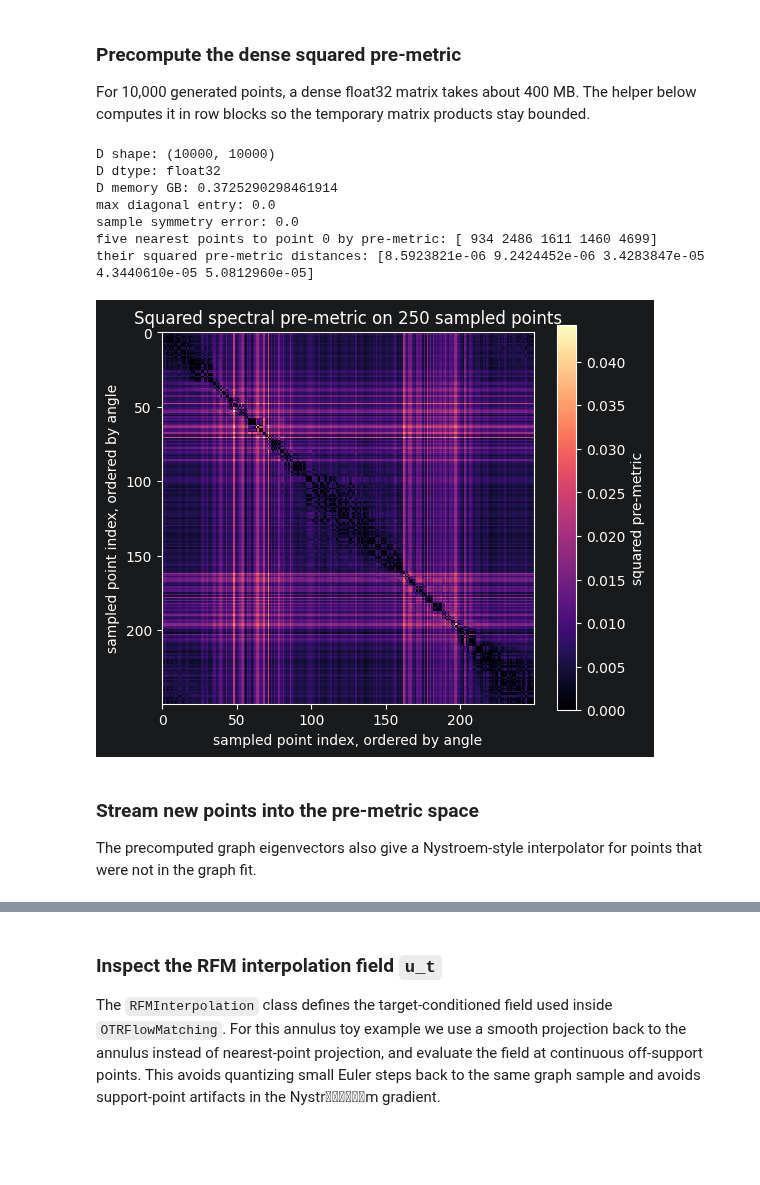
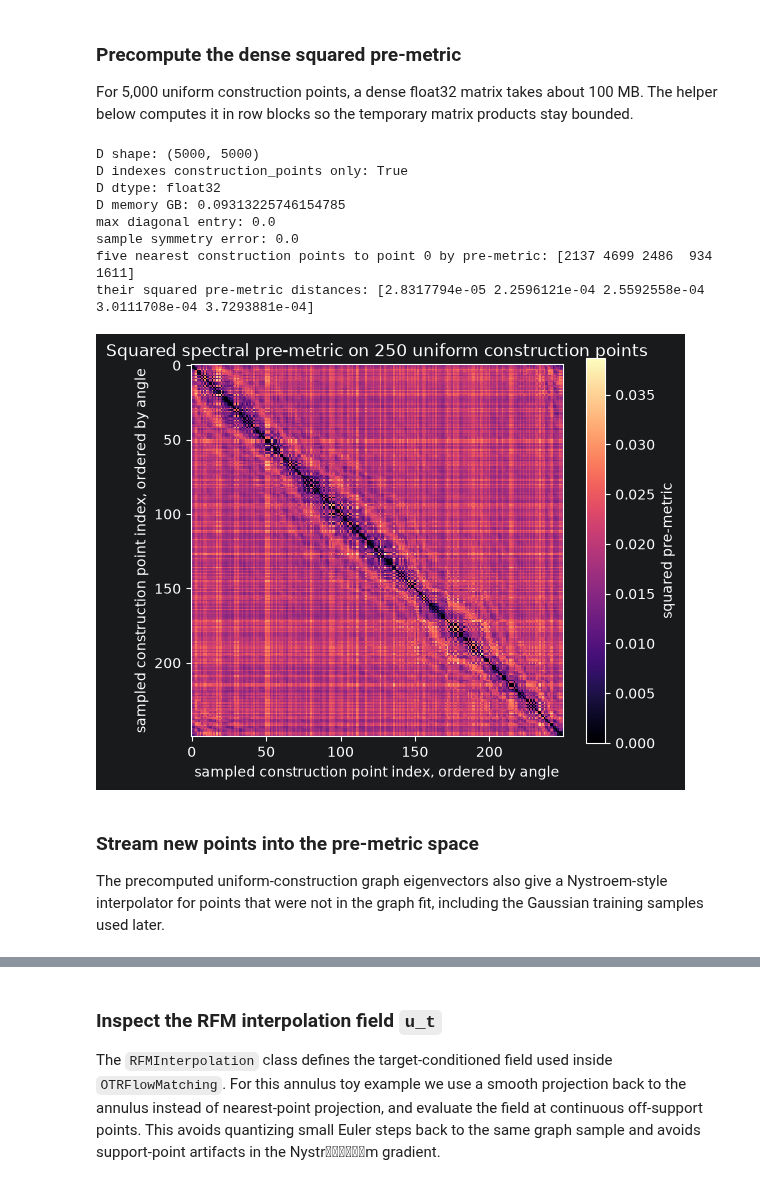
Before and after one commit to markuslaengst/CellFlow, a Jupyter notebook: docs/notebooks/riemannian_toy_example.ipynb, the cells around one changed output, grey strips where cells are left out. Cells and saved outputs as stored; diff of their text form; code cells hidden in the pictures; blank space fills up the shorter version.

```diff
--- a/docs/notebooks/riemannian_toy_example.ipynb
+++ b/docs/notebooks/riemannian_toy_example.ipynb
@@ -183,9 +197,9 @@ from cellflow.preprocessing._premetric import (
 )
 import jax.numpy as jnp
 
-knn_k = 10
+knn_k = 500
 W, sigma = build_knn_graph(
-    all_generated_points,
+    construction_points,
     k=knn_k,
     sigma=None,
     symmetrize="max",
@@ -193,6 +207,8 @@ W, sigma = build_knn_graph(
 )
 
 diag = W.diagonal()
+print("construction_points shape:", construction_points.shape)
+print("construction source: uniform annulus samples only")
 print("diagonal min:", diag.min())
 print("diagonal max:", diag.max())
 print("diagonal mean:", diag.mean())
@@ -366,6 +407,6 @@ Sample representative graph vertices across three annulus radii and 12 angular p
 # %%
 target_point = np.array([2.5, 0.0], dtype=np.float32)
-target_index = int(np.argmin(np.linalg.norm(all_generated_points - target_point[None, :], axis=1)))
+target_index = int(np.argmin(np.linalg.norm(construction_points - target_point[None, :], axis=1)))
 
 sample_radii = np.array([2.15, 2.5, 2.85])
 n_sample_angles = 12
@@ -379,7 +420,7 @@ sample_indices = []
 used_indices = {target_index}
 for sample_target in sample_targets:
     distances_to_sample_target = np.linalg.norm(
-        all_generated_points - sample_target[None, :], axis=1
+        construction_points - sample_target[None, :], axis=1
     )
     for candidate_index in np.argsort(distances_to_sample_target):
         candidate_index = int(candidate_index)
@@ -408,8 +449,8 @@ diffusion_distances = np.linalg.norm(
 )
 
 print('target index:', target_index)
-print('target point:', all_generated_points[target_index])
-print('sampled graph points:', len(sample_indices))
+print('target construction point:', construction_points[target_index])
+print('sampled construction graph points:', len(sample_indices))
 print('biharmonic scale correction: lambda_continuum = lambda_graph / sigma^2')
 print('continuum-scaled eigenvalue range:', (continuum_evals.min(), continuum_evals.max()))
 print('sample index | radius | angle(rad) | biharmonic distance | diffusion distance')
@@ -418,7 +459,7 @@ for index, biharmonic_distance, diffusion_distance in zip(
     biharmonic_distances,
     diffusion_distances,
 ):
-    point = all_generated_points[index]
+    point = construction_points[index]
     radius_value = np.linalg.norm(point)
     angle_value = np.mod(np.arctan2(point[1], point[0]), 2.0 * np.pi)
     print(
@@ -428,8 +469,8 @@ for index, biharmonic_distance, diffusion_distance in zip(
 
 fig, axes = plt.subplots(1, 2, figsize=(15, 7), sharex=True, sharey=True)
 distance_panels = [
-    ('Continuum-scaled biharmonic distance', biharmonic_distances, 'magma'),
-    ('Diffusion spectral distance', diffusion_distances, 'viridis'),
+    ('Uniform-only continuum-scaled biharmonic distance', biharmonic_distances, 'magma'),
+    ('Uniform-only diffusion spectral distance', diffusion_distances, 'viridis'),
 ]
 annulus_plot_limit = outer_radius + 0.45
 label_radius_offset = 0.24
@@ -444,8 +485,8 @@ for ax, (title, distances, cmap) in zip(axes, distance_panels):
         edgecolors='none',
     )
     scatter = ax.scatter(
-        all_generated_points[sample_indices, 0],
-        all_generated_points[sample_indices, 1],
+        construction_points[sample_indices, 0],
+        construction_points[sample_indices, 1],
         c=distances,
         cmap=cmap,
         s=48,
@@ -454,17 +495,17 @@ for ax, (title, distances, cmap) in zip(axes, distance_panels):
         zorder=3,
     )
     ax.scatter(
-        all_generated_points[target_index, 0],
-        all_generated_points[target_index, 1],
+        construction_points[target_index, 0],
+        construction_points[target_index, 1],
         marker='*',
         s=220,
         color='black',
-        label='target graph point',
+        label='target construction point',
         zorder=4,
     )
 
     for index, distance in zip(sample_indices, distances):
-        point = all_generated_points[index]
+        point = construction_points[index]
         point_radius = max(np.linalg.norm(point), 1e-12)
         direction = point / point_radius
         label_xy = point + label_radius_offset * direction
@@ -493,7 +534,7 @@ for ax, (title, distances, cmap) in zip(axes, distance_panels):
     ax.legend(loc='upper right')
     fig.colorbar(scatter, ax=ax, fraction=0.046, pad=0.04, label='distance to target')
 
-fig.suptitle('Spectral distances from a fixed annulus graph target point')
+fig.suptitle('Spectral distances from a fixed uniform-construction annulus target point')
 plt.tight_layout()
 plt.show()
 # %% [output]
@@ -518,7 +559,7 @@ sample index | radius | angle(rad) | biharmonic distance | diffusion distance
 # %% [markdown]
 ### Precompute the dense squared pre-metric
 
-For 10,000 generated points, a dense float32 matrix takes about 400 MB. The helper below computes it in row blocks so the temporary matrix products stay bounded.
+For 5,000 uniform construction points, a dense float32 matrix takes about 100 MB. The helper below computes it in row blocks so the temporary matrix products stay bounded.
 # %%
 def squared_spectral_distance_matrix(psi, block_size=1_000, dtype=np.float32):
     psi = np.asarray(psi, dtype=dtype)
@@ -539,45 +580,47 @@ def squared_spectral_distance_matrix(psi, block_size=1_000, dtype=np.float32):
 
 dense_premetric_block_size = 1_000
 D = squared_spectral_distance_matrix(Psi, block_size=dense_premetric_block_size)
 
 check_rng = np.random.default_rng(13)
 check_ids = check_rng.choice(D.shape[0], size=min(512, D.shape[0]), replace=False)
 D_check = D[np.ix_(check_ids, check_ids)]
 
 query_index = 0
 nearest_by_premetric = np.argsort(D[query_index])[1:6]
 
 print("D shape:", D.shape)
+print("D indexes construction_points only:", D.shape[0] == construction_points.shape[0])
 print("D dtype:", D.dtype)
 print("D memory GB:", D.nbytes / 1024**3)
 print("max diagonal entry:", np.max(np.diag(D)))
 print("sample symmetry error:", np.max(np.abs(D_check - D_check.T)))
-print("five nearest points to point 0 by pre-metric:", nearest_by_premetric)
+print("five nearest construction points to point 0 by pre-metric:", nearest_by_premetric)
 print("their squared pre-metric distances:", D[query_index, nearest_by_premetric])
 
 heatmap_rng = np.random.default_rng(19)
 heatmap_ids = heatmap_rng.choice(D.shape[0], size=250, replace=False)
-heatmap_angles = np.arctan2(all_generated_points[heatmap_ids, 1], all_generated_points[heatmap_ids, 0])
+heatmap_angles = np.arctan2(construction_points[heatmap_ids, 1], construction_points[heatmap_ids, 0])
 heatmap_ids = heatmap_ids[np.argsort(heatmap_angles)]
 
 fig, ax = plt.subplots(figsize=(6, 5))
 image = ax.imshow(D[np.ix_(heatmap_ids, heatmap_ids)], cmap="magma", interpolation="nearest")
-ax.set_title("Squared spectral pre-metric on 250 sampled points")
-ax.set_xlabel("sampled point index, ordered by angle")
-ax.set_ylabel("sampled point index, ordered by angle")
+ax.set_title("Squared spectral pre-metric on 250 uniform construction points")
+ax.set_xlabel("sampled construction point index, ordered by angle")
+ax.set_ylabel("sampled construction point index, ordered by angle")
 fig.colorbar(image, ax=ax, label="squared pre-metric")
 plt.show()
 # %% [output]
-D shape: (10000, 10000)
+D shape: (5000, 5000)
+D indexes construction_points only: True
 D dtype: float32
-D memory GB: 0.3725290298461914
+D memory GB: 0.09313225746154785
 max diagonal entry: 0.0
 sample symmetry error: 0.0
-five nearest points to point 0 by pre-metric: [ 934 2486 1611 1460 4699]
-their squared pre-metric distances: [8.5923821e-06 9.2424452e-06 3.4283847e-05 4.3440610e-05 5.0812960e-05]
+five nearest construction points to point 0 by pre-metric: [2137 4699 2486  934 1611]
+their squared pre-metric distances: [2.8317794e-05 2.2596121e-04 2.5592558e-04 3.0111708e-04 3.7293881e-04]
-[figure, old version]
+[figure, new version]
 # %% [markdown]
 ### Stream new points into the pre-metric space
 
-The precomputed graph eigenvectors also give a Nystroem-style interpolator for points that were not in the graph fit.
+The precomputed uniform-construction graph eigenvectors also give a Nystroem-style interpolator for points that were not in the graph fit, including the Gaussian training samples used later.
 # %%
```
Also changed, not shown: parts of 28 cells of this notebook, 1 other file.
